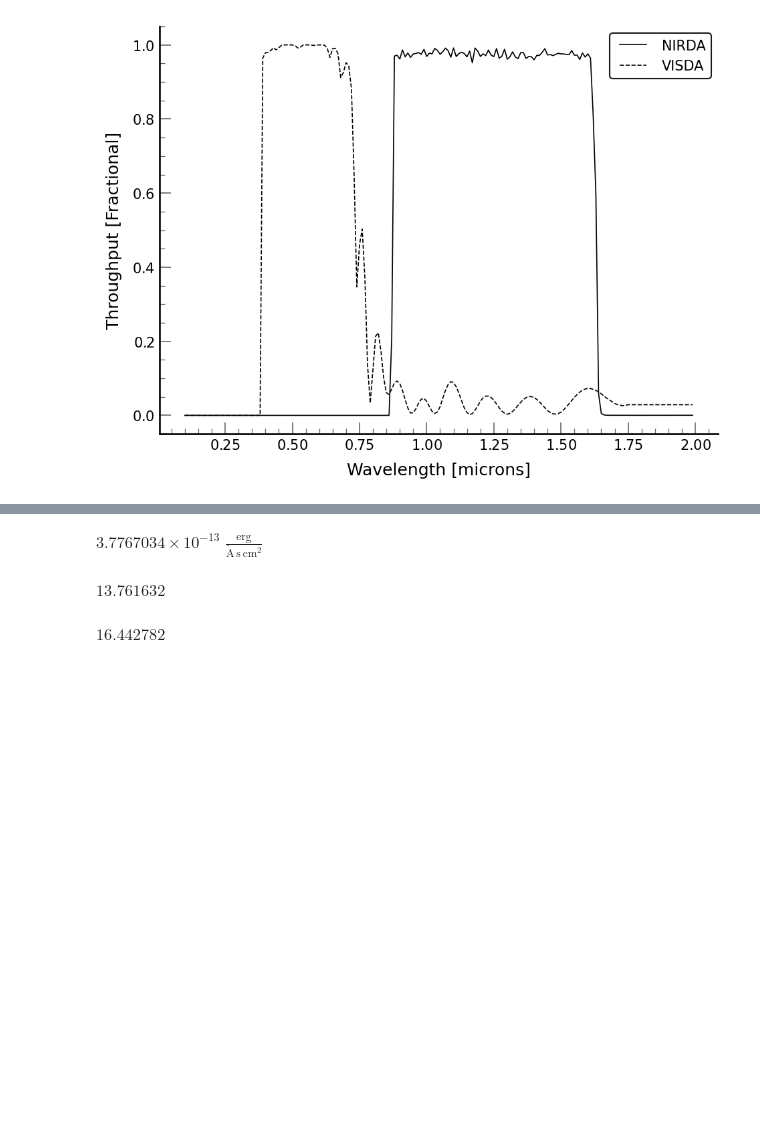
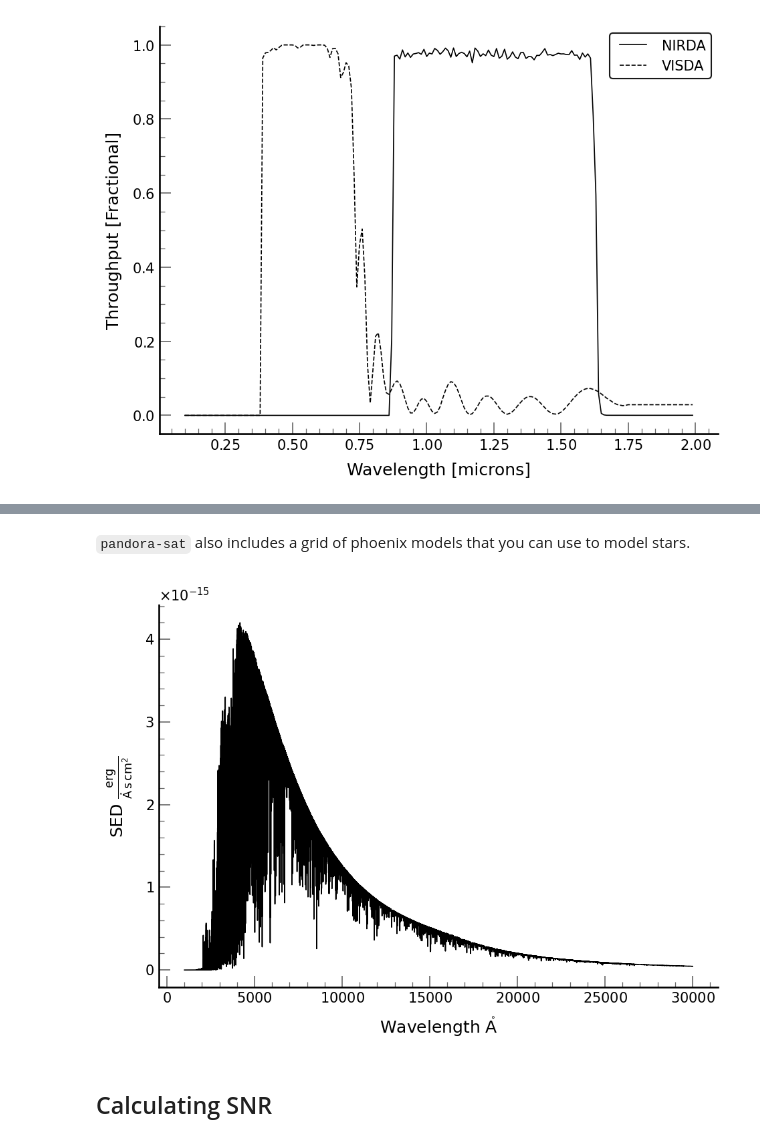
Before and after one commit to PandoraMission/pandora-sat, a Jupyter notebook: docs/intro-to-pandorasat.ipynb, the cells around one changed output, grey strips where cells are left out. Saved outputs shown, nothing was run; the diff lists cells and outputs as text; code cells hidden in the pictures; blank space fills up the shorter version.

```diff
--- a/docs/intro-to-pandorasat.ipynb
+++ b/docs/intro-to-pandorasat.ipynb
@@ -73,12 +67,12 @@ $3.1963393 \times 10^{-14} \; \mathrm{\frac{erg}{\mathring{A}\,s\,cm^{2}}}$
-# %%
-visda.flux_from_mag(10)
-# %% [output]
-$3.7767034 \times 10^{-13} \; \mathrm{\frac{erg}{\mathring{A}\,s\,cm^{2}}}$
-# %%
-nirda.mag_from_flux(1e-15 * u.erg/(u.AA * u.s * u.cm**2))
-# %% [output]
-$13.761632 \; \mathrm{}$
-# %%
-visda.mag_from_flux(1e-15 * u.erg/(u.AA * u.s * u.cm**2))
-# %% [output]
-$16.442782 \; \mathrm{}$
+# %% [markdown]
+`pandora-sat` also includes a grid of phoenix models that you can use to model stars.
+# %%
+wav, sed = ps.utils.SED(5777, jmag=14)
+# %%
+fig, ax = plt.subplots()
+ax.plot(wav, sed)
+ax.set(xlabel=f"Wavelength {wav.unit.to_string('latex')}", ylabel=f"SED {sed.unit.to_string('latex')}");
+# %% [output]
+[figure, added]
+# %% [markdown]
+## Calculating SNR
```
Also changed, not shown: parts of 44 cells of this notebook, 4 other files.
